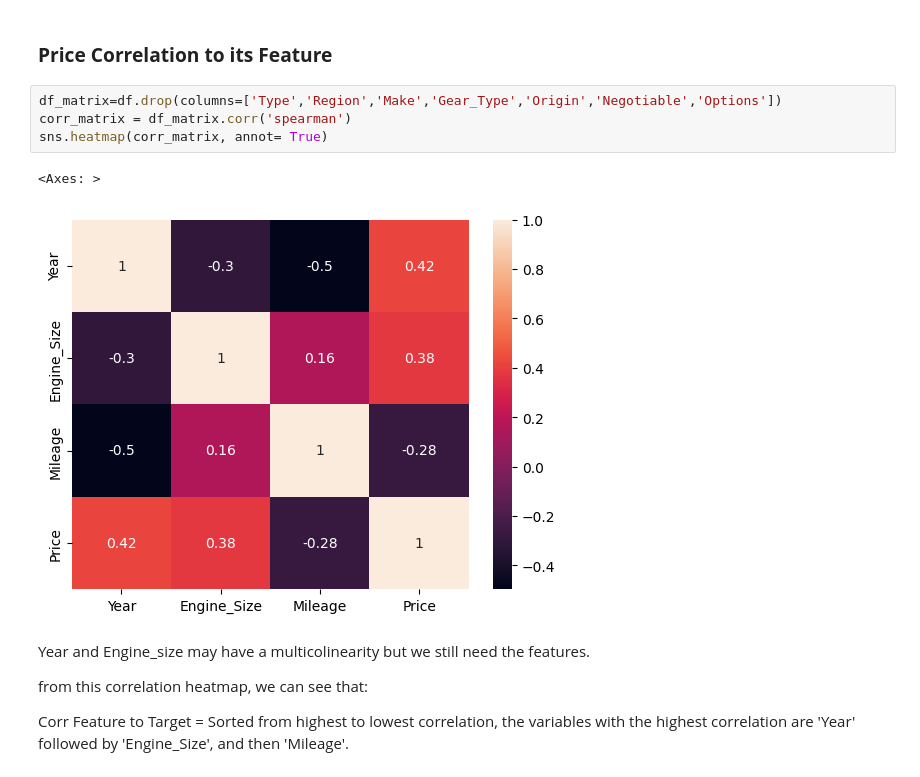
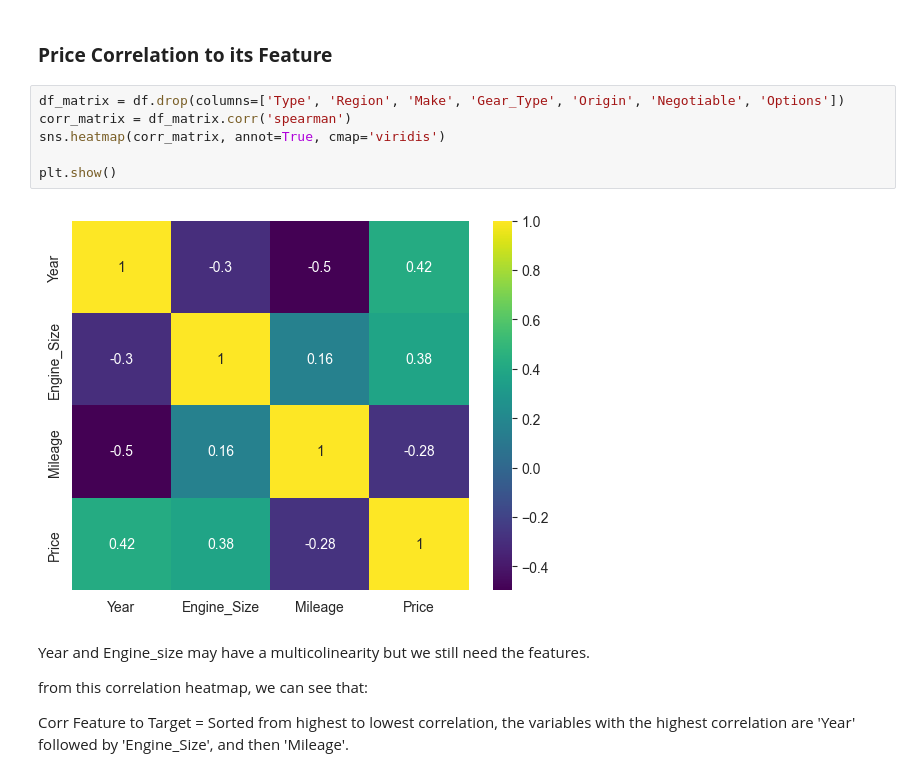
Before and after one commit to rezapurnama97/Saudi-Arabia-Used-Car-Price-ML-Prediction, a Jupyter notebook: Capstone 3.ipynb, the cells around one changed output. Cells and saved outputs as stored; diff of their text form.

```diff
--- a/Capstone 3.ipynb
+++ b/Capstone 3.ipynb
@@ -181,12 +179,13 @@ df.shape
 # %% [markdown]
 ### **Price Correlation to its Feature**
 # %%
-df_matrix=df.drop(columns=['Type','Region','Make','Gear_Type','Origin','Negotiable','Options'])
+df_matrix = df.drop(columns=['Type', 'Region', 'Make', 'Gear_Type', 'Origin', 'Negotiable', 'Options'])
 corr_matrix = df_matrix.corr('spearman')
-sns.heatmap(corr_matrix, annot= True)
+sns.heatmap(corr_matrix, annot=True, cmap='viridis')
+
+plt.show()
 # %% [output]
-<Axes: >
-[figure, old version]
+[figure, new version]
 # %% [markdown]
 Year and Engine_size may have a multicolinearity but we still need the features.
 
```
Also changed, not shown: parts of 31 cells of this notebook, 1 other file.
